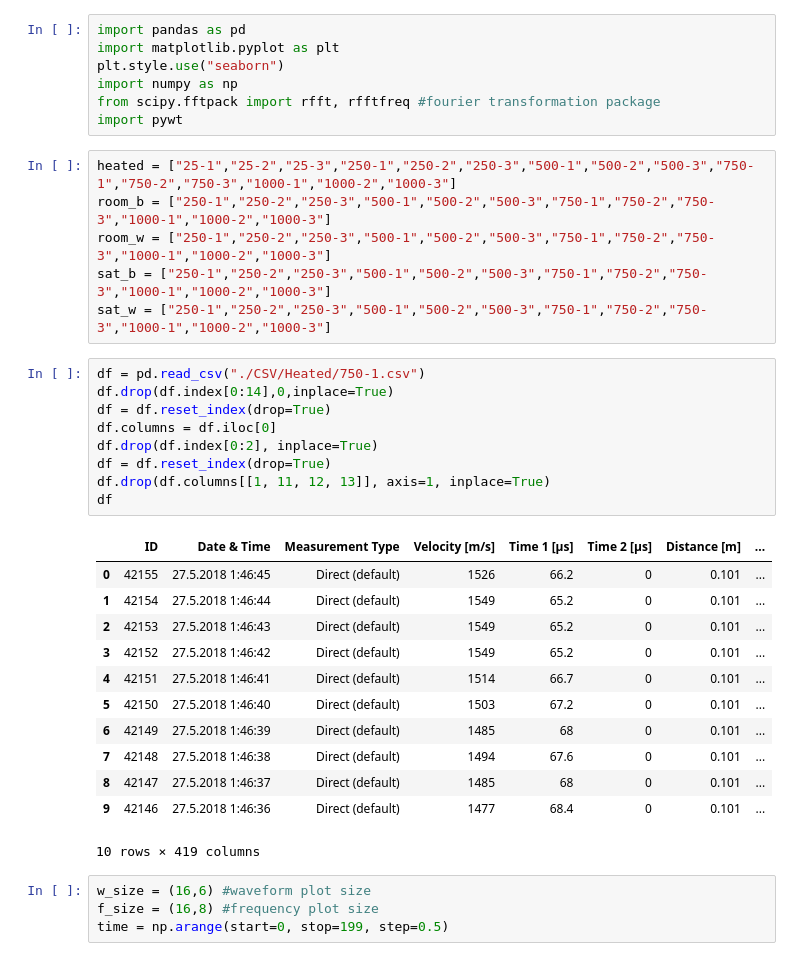
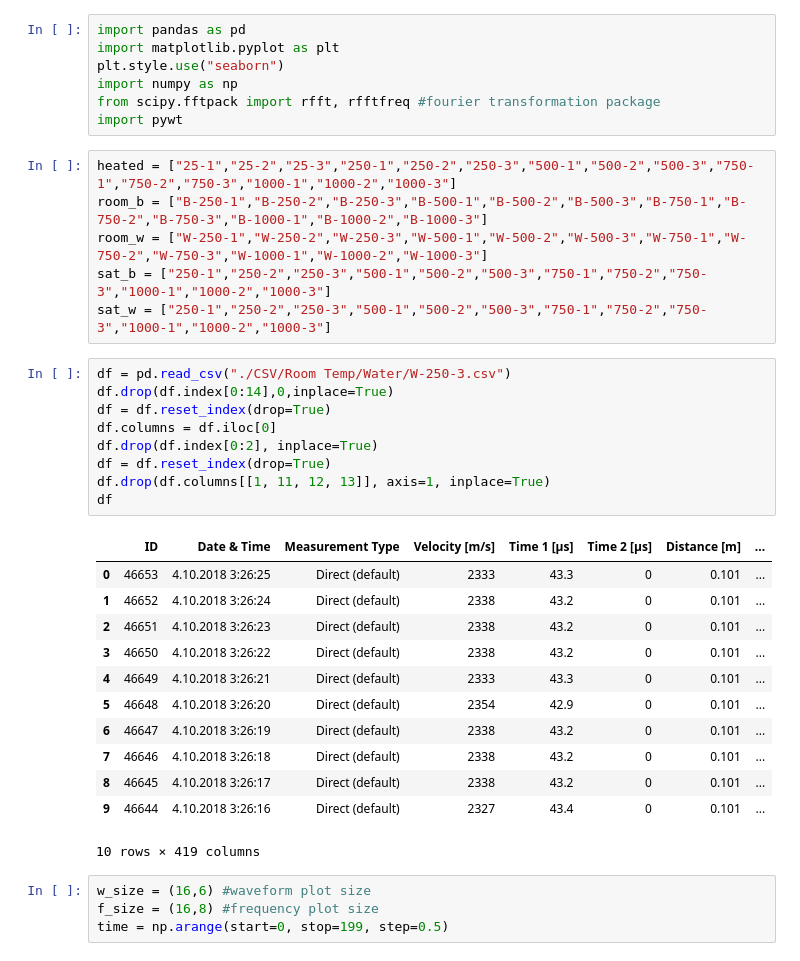
Before and after one commit to rohithandique/civil-major-project, a Jupyter notebook: Major Project.ipynb, the cells around one changed output. Saved outputs shown, nothing was run; the diff lists cells and outputs as text.

```diff
--- a/Major Project.ipynb
+++ b/Major Project.ipynb
@@ -7,31 +7,31 @@ from scipy.fftpack import rfft, rfftfreq #fourier transformation package
 import pywt
 # %%
 heated = ["25-1","25-2","25-3","250-1","250-2","250-3","500-1","500-2","500-3","750-1","750-2","750-3","1000-1","1000-2","1000-3"]
-room_b = ["250-1","250-2","250-3","500-1","500-2","500-3","750-1","750-2","750-3","1000-1","1000-2","1000-3"]
-room_w = ["250-1","250-2","250-3","500-1","500-2","500-3","750-1","750-2","750-3","1000-1","1000-2","1000-3"]
+room_b = ["B-250-1","B-250-2","B-250-3","B-500-1","B-500-2","B-500-3","B-750-1","B-750-2","B-750-3","B-1000-1","B-1000-2","B-1000-3"]
+room_w = ["W-250-1","W-250-2","W-250-3","W-500-1","W-500-2","W-500-3","W-750-1","W-750-2","W-750-3","W-1000-1","W-1000-2","W-1000-3"]
 sat_b = ["250-1","250-2","250-3","500-1","500-2","500-3","750-1","750-2","750-3","1000-1","1000-2","1000-3"]
 sat_w = ["250-1","250-2","250-3","500-1","500-2","500-3","750-1","750-2","750-3","1000-1","1000-2","1000-3"]
 # %%
-df = pd.read_csv("./CSV/Heated/750-1.csv")
+df = pd.read_csv("./CSV/Room Temp/Water/W-250-3.csv")
 df.drop(df.index[0:14],0,inplace=True)
 df = df.reset_index(drop=True)
 df.columns = df.iloc[0]
 df.drop(df.index[0:2], inplace=True)
 df = df.reset_index(drop=True)
 df.drop(df.columns[[1, 11, 12, 13]], axis=1, inplace=True)
 df
 # %% [output]
 |  | ID | Date & Time | Measurement Type | Velocity [m/s] | Time 1 [µs] | Time 2 [µs] | Distance [m] | ... |
-| 0 | 42155 | 27.5.2018 1:46:45 | Direct (default) | 1526 | 66.2 | 0 | 0.101 | ... |
-| 1 | 42154 | 27.5.2018 1:46:44 | Direct (default) | 1549 | 65.2 | 0 | 0.101 | ... |
-| 2 | 42153 | 27.5.2018 1:46:43 | Direct (default) | 1549 | 65.2 | 0 | 0.101 | ... |
-| 3 | 42152 | 27.5.2018 1:46:42 | Direct (default) | 1549 | 65.2 | 0 | 0.101 | ... |
-| 4 | 42151 | 27.5.2018 1:46:41 | Direct (default) | 1514 | 66.7 | 0 | 0.101 | ... |
-| 5 | 42150 | 27.5.2018 1:46:40 | Direct (default) | 1503 | 67.2 | 0 | 0.101 | ... |
-| 6 | 42149 | 27.5.2018 1:46:39 | Direct (default) | 1485 | 68 | 0 | 0.101 | ... |
-| 7 | 42148 | 27.5.2018 1:46:38 | Direct (default) | 1494 | 67.6 | 0 | 0.101 | ... |
-| 8 | 42147 | 27.5.2018 1:46:37 | Direct (default) | 1485 | 68 | 0 | 0.101 | ... |
-| 9 | 42146 | 27.5.2018 1:46:36 | Direct (default) | 1477 | 68.4 | 0 | 0.101 | ... |
+| 0 | 46653 | 4.10.2018 3:26:25 | Direct (default) | 2333 | 43.3 | 0 | 0.101 | ... |
+| 1 | 46652 | 4.10.2018 3:26:24 | Direct (default) | 2338 | 43.2 | 0 | 0.101 | ... |
+| 2 | 46651 | 4.10.2018 3:26:23 | Direct (default) | 2338 | 43.2 | 0 | 0.101 | ... |
+| 3 | 46650 | 4.10.2018 3:26:22 | Direct (default) | 2338 | 43.2 | 0 | 0.101 | ... |
+| 4 | 46649 | 4.10.2018 3:26:21 | Direct (default) | 2333 | 43.3 | 0 | 0.101 | ... |
+| 5 | 46648 | 4.10.2018 3:26:20 | Direct (default) | 2354 | 42.9 | 0 | 0.101 | ... |
+| 6 | 46647 | 4.10.2018 3:26:19 | Direct (default) | 2338 | 43.2 | 0 | 0.101 | ... |
+| 7 | 46646 | 4.10.2018 3:26:18 | Direct (default) | 2338 | 43.2 | 0 | 0.101 | ... |
+| 8 | 46645 | 4.10.2018 3:26:17 | Direct (default) | 2338 | 43.2 | 0 | 0.101 | ... |
+| 9 | 46644 | 4.10.2018 3:26:16 | Direct (default) | 2327 | 43.4 | 0 | 0.101 | ... |
 10 rows × 419 columns
 # %%
 w_size = (16,6) #waveform plot size
```
Also changed, not shown: parts of 6 cells of this notebook, 1 other file.
